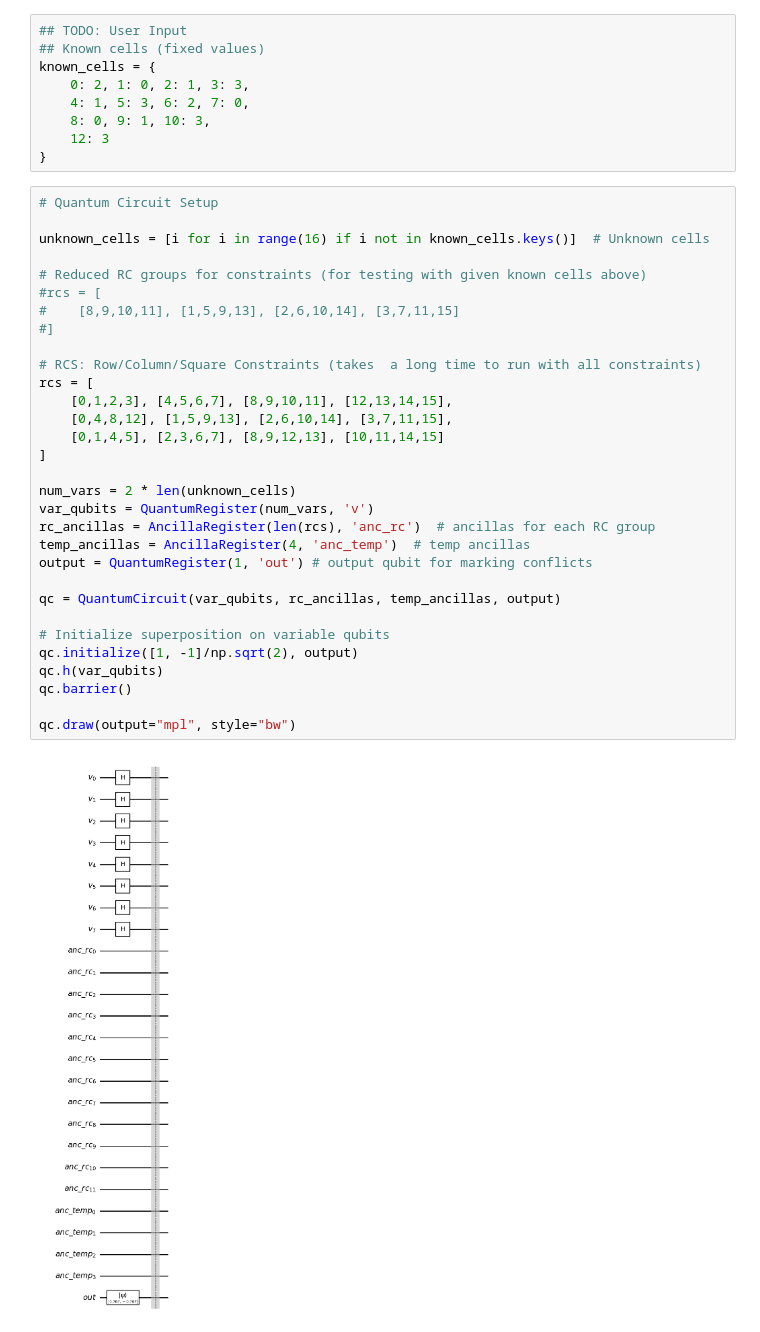
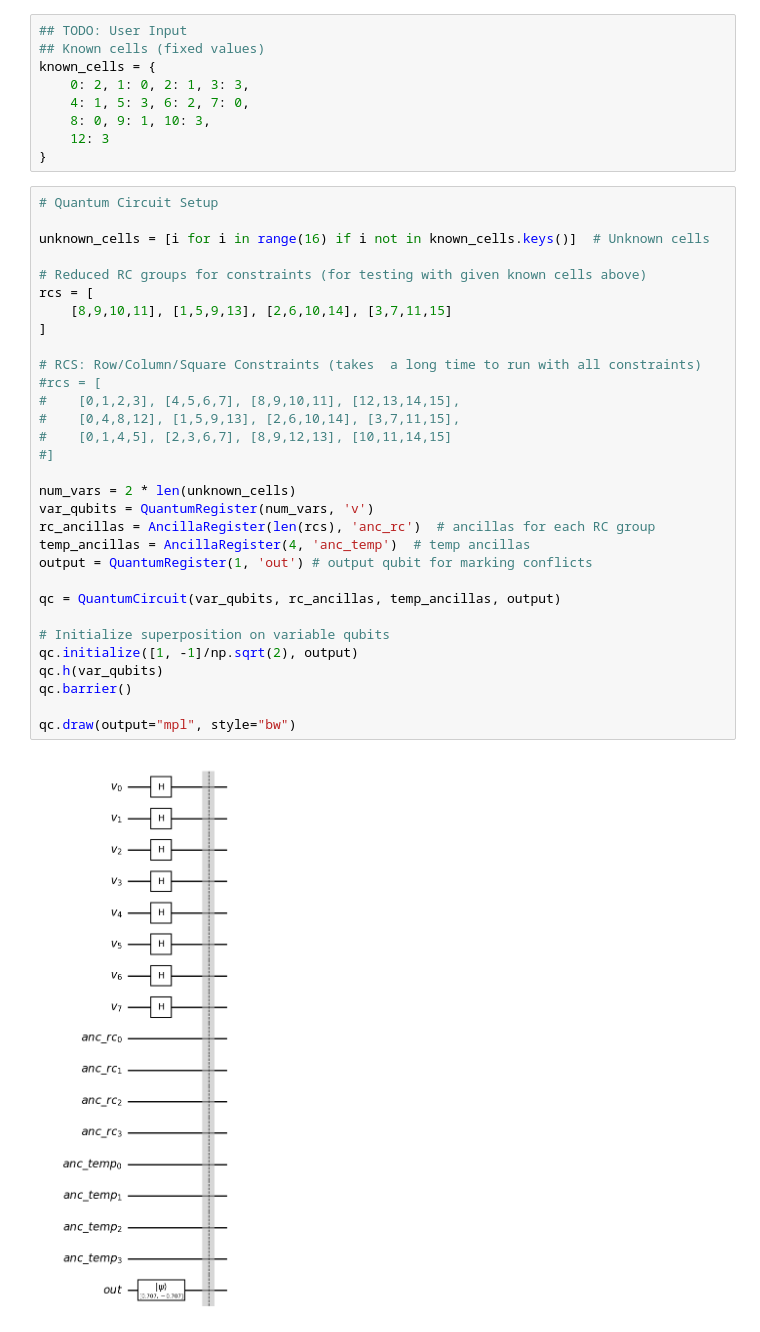
Before and after one commit to mccruz22/Quantum-Computing-Mini-Projects, a Jupyter notebook: mini_project_1.1_v2.ipynb, the cells around one changed output. Saved outputs shown, nothing was run; the diff lists cells and outputs as text.

```diff
--- a/mini_project_1.1_v2.ipynb
+++ b/mini_project_1.1_v2.ipynb
@@ -33,36 +39,36 @@ known_cells = {
 # %%
 # Quantum Circuit Setup
 
 unknown_cells = [i for i in range(16) if i not in known_cells.keys()]  # Unknown cells
 
 # Reduced RC groups for constraints (for testing with given known cells above)
-#rcs = [
-#    [8,9,10,11], [1,5,9,13], [2,6,10,14], [3,7,11,15]
-#]
+rcs = [
+    [8,9,10,11], [1,5,9,13], [2,6,10,14], [3,7,11,15]
+]
 
 # RCS: Row/Column/Square Constraints (takes  a long time to run with all constraints)
-rcs = [
-    [0,1,2,3], [4,5,6,7], [8,9,10,11], [12,13,14,15],
-    [0,4,8,12], [1,5,9,13], [2,6,10,14], [3,7,11,15],
-    [0,1,4,5], [2,3,6,7], [8,9,12,13], [10,11,14,15]
-]
+#rcs = [
+#    [0,1,2,3], [4,5,6,7], [8,9,10,11], [12,13,14,15],
+#    [0,4,8,12], [1,5,9,13], [2,6,10,14], [3,7,11,15],
+#    [0,1,4,5], [2,3,6,7], [8,9,12,13], [10,11,14,15]
+#]
 
 num_vars = 2 * len(unknown_cells)
 var_qubits = QuantumRegister(num_vars, 'v')
 rc_ancillas = AncillaRegister(len(rcs), 'anc_rc')  # ancillas for each RC group
 temp_ancillas = AncillaRegister(4, 'anc_temp')  # temp ancillas
 output = QuantumRegister(1, 'out') # output qubit for marking conflicts
 
 qc = QuantumCircuit(var_qubits, rc_ancillas, temp_ancillas, output)
 
 # Initialize superposition on variable qubits
 qc.initialize([1, -1]/np.sqrt(2), output)
 qc.h(var_qubits)
 qc.barrier()
 
 qc.draw(output="mpl", style="bw")
 # %% [output]
-[figure, old version]
+[figure, new version]
 # %%
 # Apply Grover iterations
 N = 4**len(unknown_cells)
```
Also changed, not shown: parts of 4 cells of this notebook.
